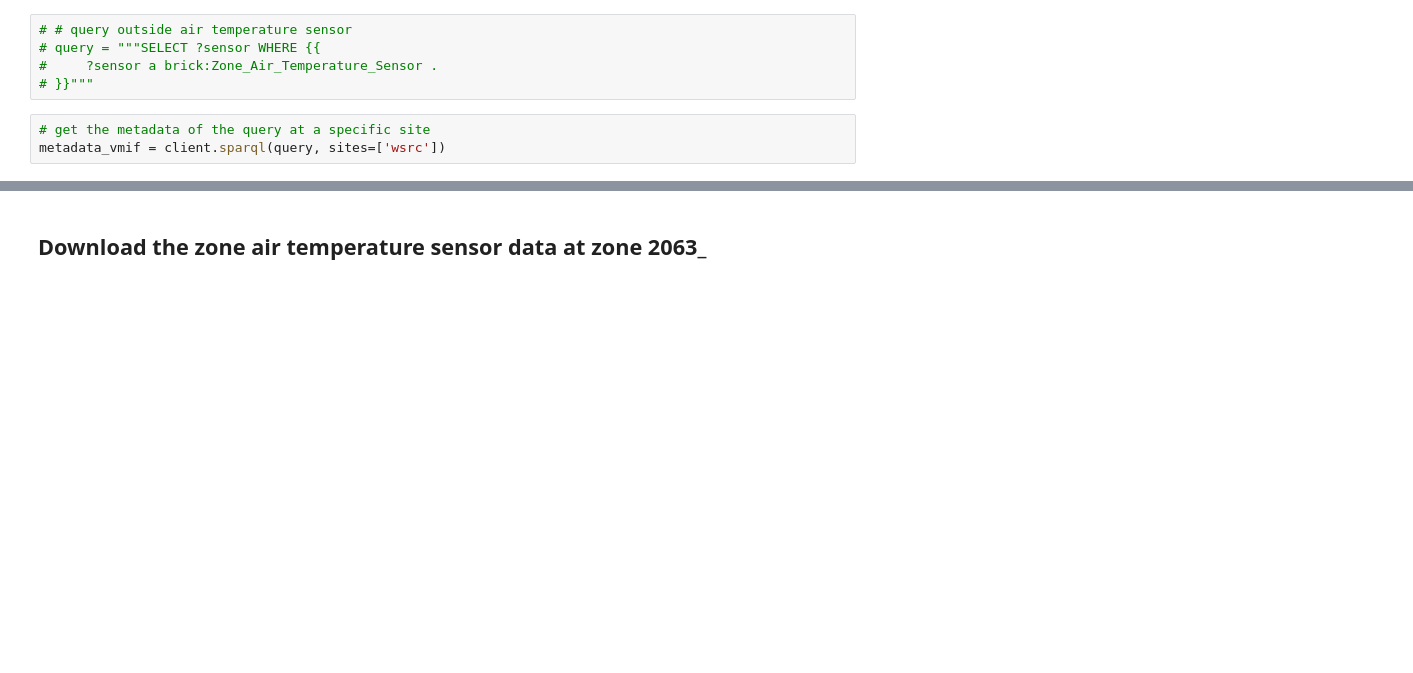
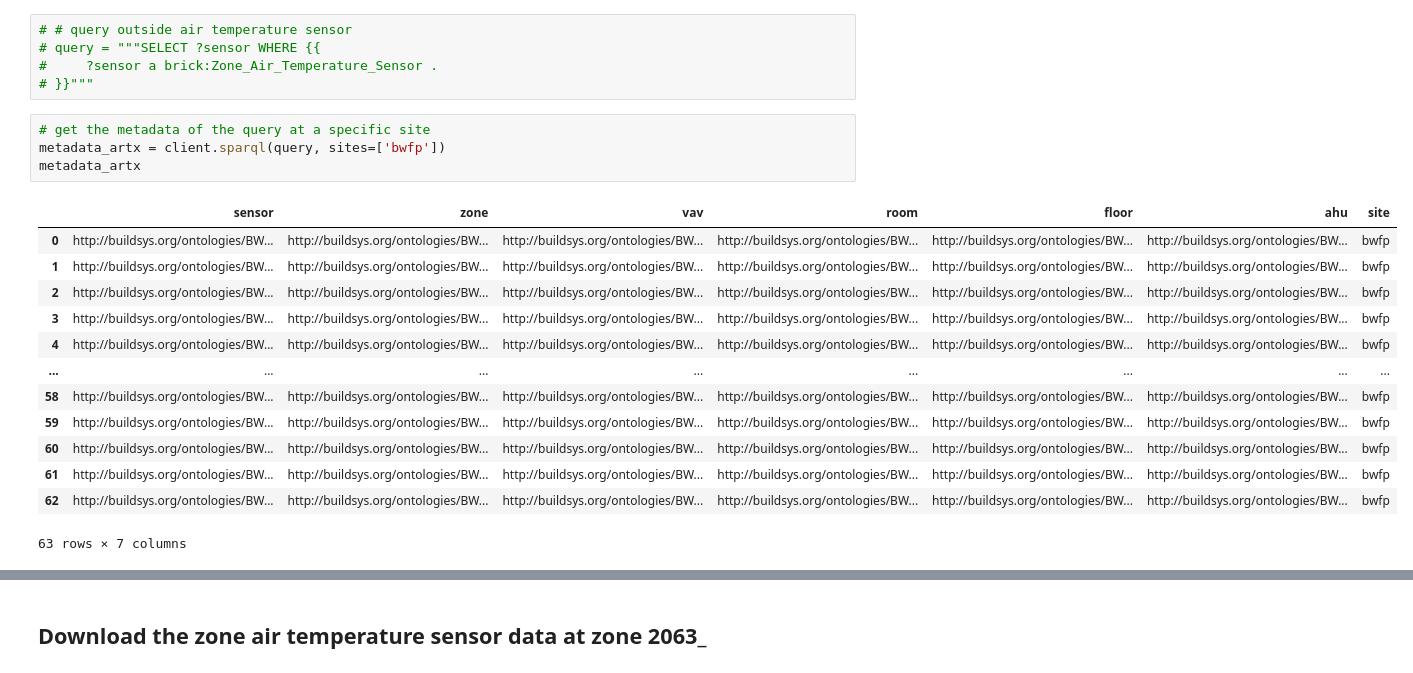
Before and after one commit to ruijis/mortardata_comfort_evaluation, a Jupyter notebook: demo.ipynb, the cells around one changed output, grey strips where cells are left out. Drawn from its saved outputs; the diff is of its cells as text; blank space fills up the shorter version.

```diff
--- a/demo.ipynb
+++ b/demo.ipynb
@@ -92,4 +58,19 @@ Mortar has 25 qualifed sites
 # }}"""
 # %%
 # get the metadata of the query at a specific site
-metadata_vmif = client.sparql(query, sites=['wsrc'])
+metadata_artx = client.sparql(query, sites=['bwfp'])
+metadata_artx
+# %% [output]
+|  | sensor | zone | vav | room | floor | ahu | site |
+| 0 | http://buildsys.org/ontologies/BW... | http://buildsys.org/ontologies/BW... | http://buildsys.org/ontologies/BW... | http://buildsys.org/ontologies/BW... | http://buildsys.org/ontologies/BW... | http://buildsys.org/ontologies/BW... | bwfp |
+| 1 | http://buildsys.org/ontologies/BW... | http://buildsys.org/ontologies/BW... | http://buildsys.org/ontologies/BW... | http://buildsys.org/ontologies/BW... | http://buildsys.org/ontologies/BW... | http://buildsys.org/ontologies/BW... | bwfp |
+| 2 | http://buildsys.org/ontologies/BW... | http://buildsys.org/ontologies/BW... | http://buildsys.org/ontologies/BW... | http://buildsys.org/ontologies/BW... | http://buildsys.org/ontologies/BW... | http://buildsys.org/ontologies/BW... | bwfp |
+| 3 | http://buildsys.org/ontologies/BW... | http://buildsys.org/ontologies/BW... | http://buildsys.org/ontologies/BW... | http://buildsys.org/ontologies/BW... | http://buildsys.org/ontologies/BW... | http://buildsys.org/ontologies/BW... | bwfp |
+| 4 | http://buildsys.org/ontologies/BW... | http://buildsys.org/ontologies/BW... | http://buildsys.org/ontologies/BW... | http://buildsys.org/ontologies/BW... | http://buildsys.org/ontologies/BW... | http://buildsys.org/ontologies/BW... | bwfp |
+| ... | ... | ... | ... | ... | ... | ... | ... |
+| 58 | http://buildsys.org/ontologies/BW... | http://buildsys.org/ontologies/BW... | http://buildsys.org/ontologies/BW... | http://buildsys.org/ontologies/BW... | http://buildsys.org/ontologies/BW... | http://buildsys.org/ontologies/BW... | bwfp |
+| 59 | http://buildsys.org/ontologies/BW... | http://buildsys.org/ontologies/BW... | http://buildsys.org/ontologies/BW... | http://buildsys.org/ontologies/BW... | http://buildsys.org/ontologies/BW... | http://buildsys.org/ontologies/BW... | bwfp |
+| 60 | http://buildsys.org/ontologies/BW... | http://buildsys.org/ontologies/BW... | http://buildsys.org/ontologies/BW... | http://buildsys.org/ontologies/BW... | http://buildsys.org/ontologies/BW... | http://buildsys.org/ontologies/BW... | bwfp |
+| 61 | http://buildsys.org/ontologies/BW... | http://buildsys.org/ontologies/BW... | http://buildsys.org/ontologies/BW... | http://buildsys.org/ontologies/BW... | http://buildsys.org/ontologies/BW... | http://buildsys.org/ontologies/BW... | bwfp |
+| 62 | http://buildsys.org/ontologies/BW... | http://buildsys.org/ontologies/BW... | http://buildsys.org/ontologies/BW... | http://buildsys.org/ontologies/BW... | http://buildsys.org/ontologies/BW... | http://buildsys.org/ontologies/BW... | bwfp |
+63 rows × 7 columns
```
Also changed, not shown: parts of 7 cells of this notebook, 3 other files.
